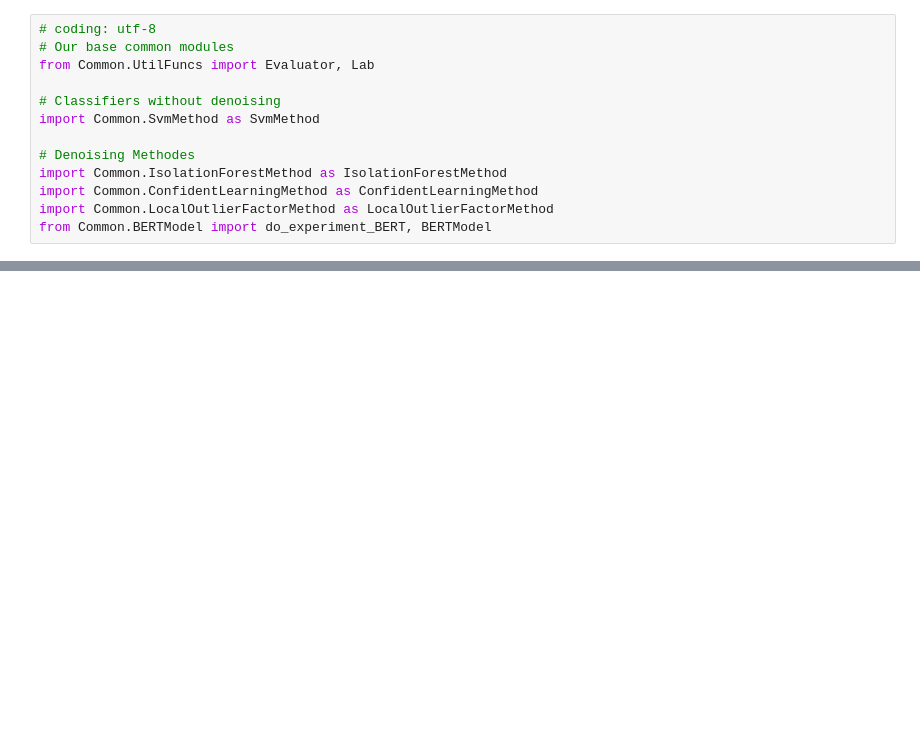
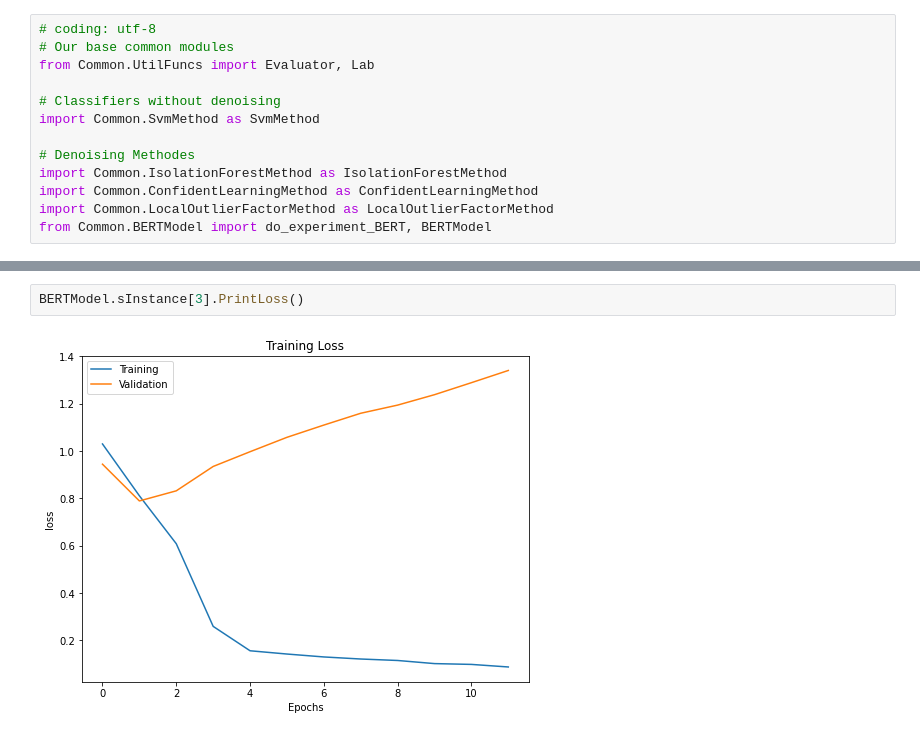
Before and after one commit to pnpdb/CS522-Project, a Jupyter notebook: NoiseEffcects.ipynb, the cells around one changed output, grey strips where cells are left out. Saved outputs shown, nothing was run; the diff lists cells and outputs as text; blank space fills up the shorter version.

```diff
--- a/NoiseEffcects.ipynb
+++ b/NoiseEffcects.ipynb
@@ -190,0 +264,4 @@ BERTModel.sInstance.PrintLoss()
+# %%
+BERTModel.sInstance[3].PrintLoss()
+# %% [output]
+[figure, added]
```
Also changed, not shown: parts of 9 cells of this notebook.
